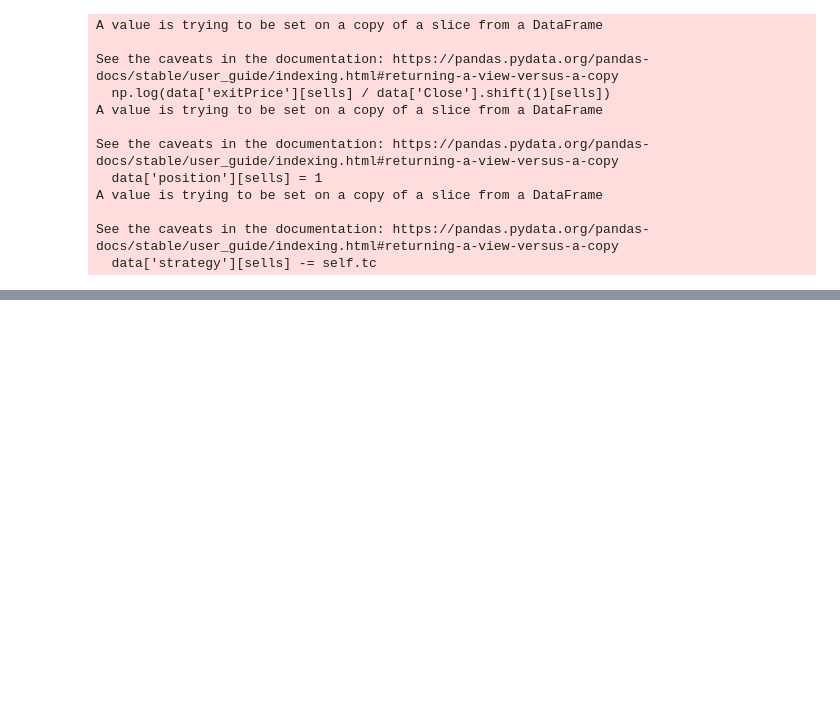
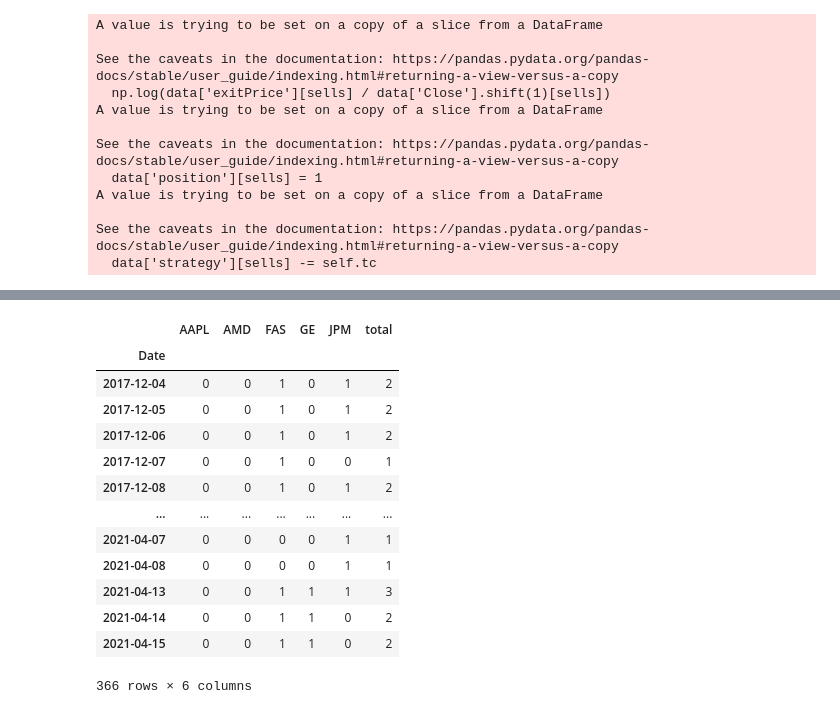
Before and after one commit to lishuangbei/LearnQuant, a Jupyter notebook: MALongPattern_combined_stocks.ipynb, the cells around one changed output, grey strips where cells are left out. Cells and saved outputs as stored; diff of their text form; code cells hidden in the pictures; blank space fills up the shorter version.

```diff
--- a/MALongPattern_combined_stocks.ipynb
+++ b/MALongPattern_combined_stocks.ipynb
@@ -75,0 +87,17 @@ df_position[df_position['total'] == 0]
+# %%
+df_position[df_position['total']>0]
+# %% [output]
+|  | AAPL | AMD | FAS | GE | JPM | total |
+| Date |  |  |  |  |  |  |
+| 2017-12-04 | 0 | 0 | 1 | 0 | 1 | 2 |
+| 2017-12-05 | 0 | 0 | 1 | 0 | 1 | 2 |
+| 2017-12-06 | 0 | 0 | 1 | 0 | 1 | 2 |
+| 2017-12-07 | 0 | 0 | 1 | 0 | 0 | 1 |
+| 2017-12-08 | 0 | 0 | 1 | 0 | 1 | 2 |
+| ... | ... | ... | ... | ... | ... | ... |
+| 2021-04-07 | 0 | 0 | 0 | 0 | 1 | 1 |
+| 2021-04-08 | 0 | 0 | 0 | 0 | 1 | 1 |
+| 2021-04-13 | 0 | 0 | 1 | 1 | 1 | 3 |
+| 2021-04-14 | 0 | 0 | 1 | 1 | 0 | 2 |
+| 2021-04-15 | 0 | 0 | 1 | 1 | 0 | 2 |
+366 rows × 6 columns
```
Also changed, not shown: parts of 8 cells of this notebook.
